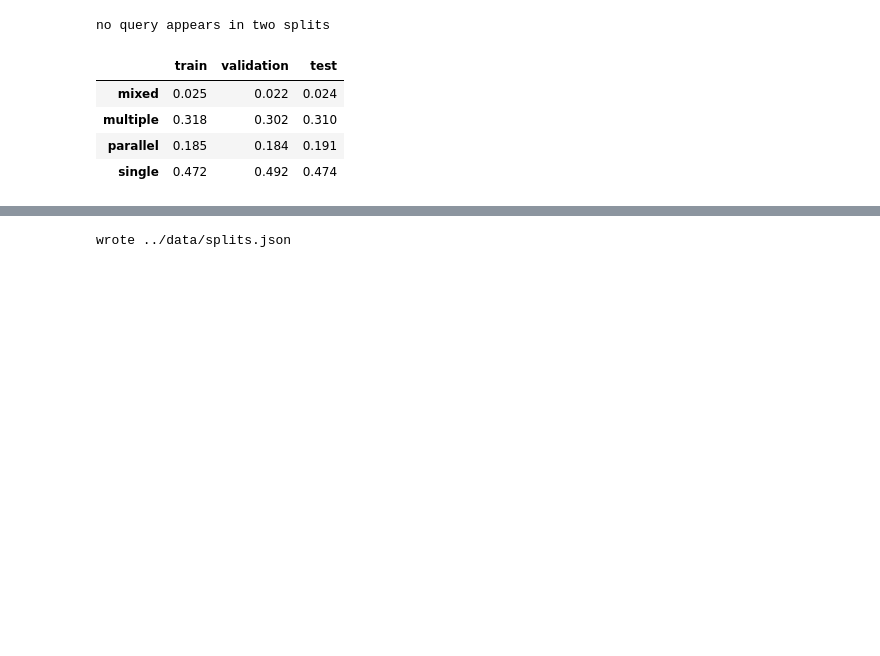
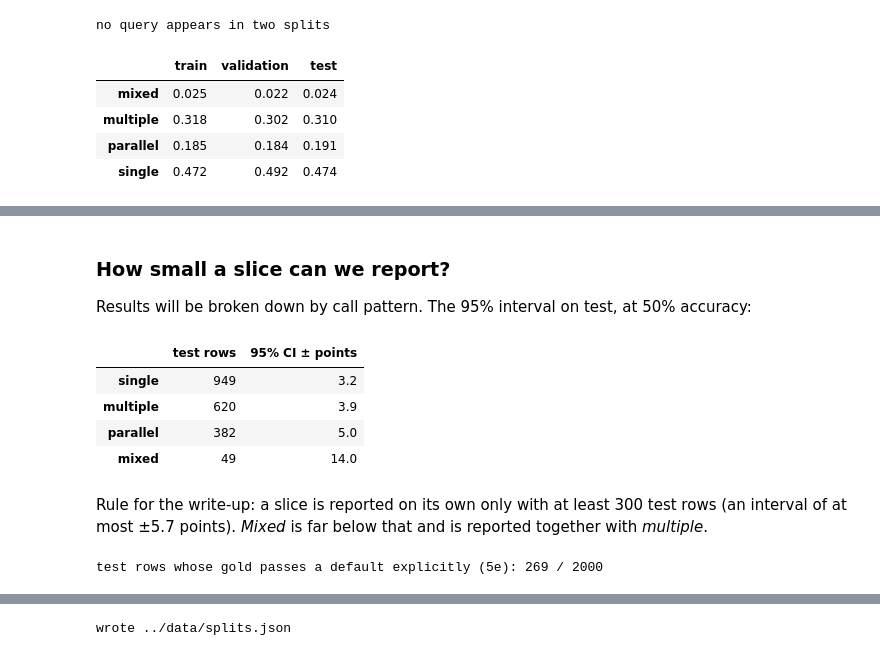
Before and after one commit to joaomigueloliveira/ml, a Jupyter notebook: notebooks/01_dataset.ipynb, the cells around one changed output, grey strips where cells are left out. Cells and saved outputs as stored; diff of their text form; code cells hidden in the pictures; blank space fills up the shorter version.

```diff
--- a/notebooks/01_dataset.ipynb
+++ b/notebooks/01_dataset.ipynb
@@ -256,0 +291,7 @@ no query appears in two splits
+# %%
+train_rows = [by_id[i] for i in split_ids["train"]]
+overlap = {
+    name: eda.train_overlap(train_rows, [by_id[i] for i in split_ids[name]])
+    for name in ("validation", "test")
+}
+pd.DataFrame(overlap).T
@@ -256,0 +306,26 @@ no query appears in two splits
+# %% [markdown]
+### How small a slice can we report?
+
+Results will be broken down by call pattern. The 95% interval on test, at 50% accuracy:
+# %%
+test_patterns = Counter(eda.call_pattern(by_id[i]) for i in split_ids["test"])
+pd.DataFrame(
+    {
+        "test rows": pd.Series(test_patterns),
+        "95% CI ± points": pd.Series({k: eda.ci_half_width(n) for k, n in test_patterns.items()}),
+    }
+).round(1).sort_values("test rows", ascending=False)
+# %% [output]
+|  | test rows | 95% CI ± points |
+| single | 949 | 3.2 |
+| multiple | 620 | 3.9 |
+| parallel | 382 | 5.0 |
+| mixed | 49 | 14.0 |
+# %% [markdown]
+Rule for the write-up: a slice is reported on its own only with at least 300 test rows (an interval of at most ±5.7 points). *Mixed* is far below that and is reported together with *multiple*.
+# %%
+test_ids = set(split_ids["test"])
+explicit = len(default_rows & test_ids)
+print(f"test rows whose gold passes a default explicitly (5e): {explicit} / {len(test_ids)}")
+# %% [output]
+test rows whose gold passes a default explicitly (5e): 269 / 2000
```
Also changed, not shown: parts of 14 cells of this notebook, 14 other files.
